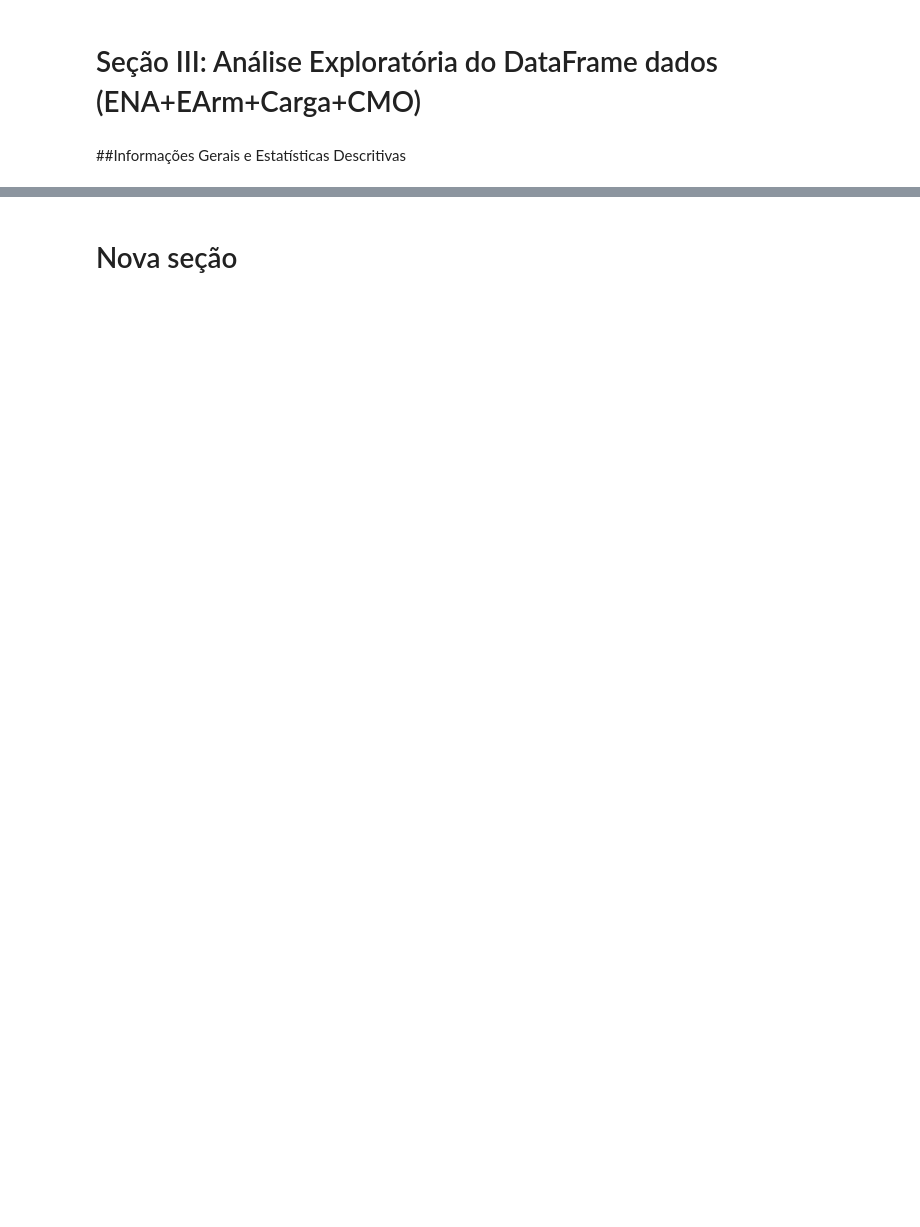
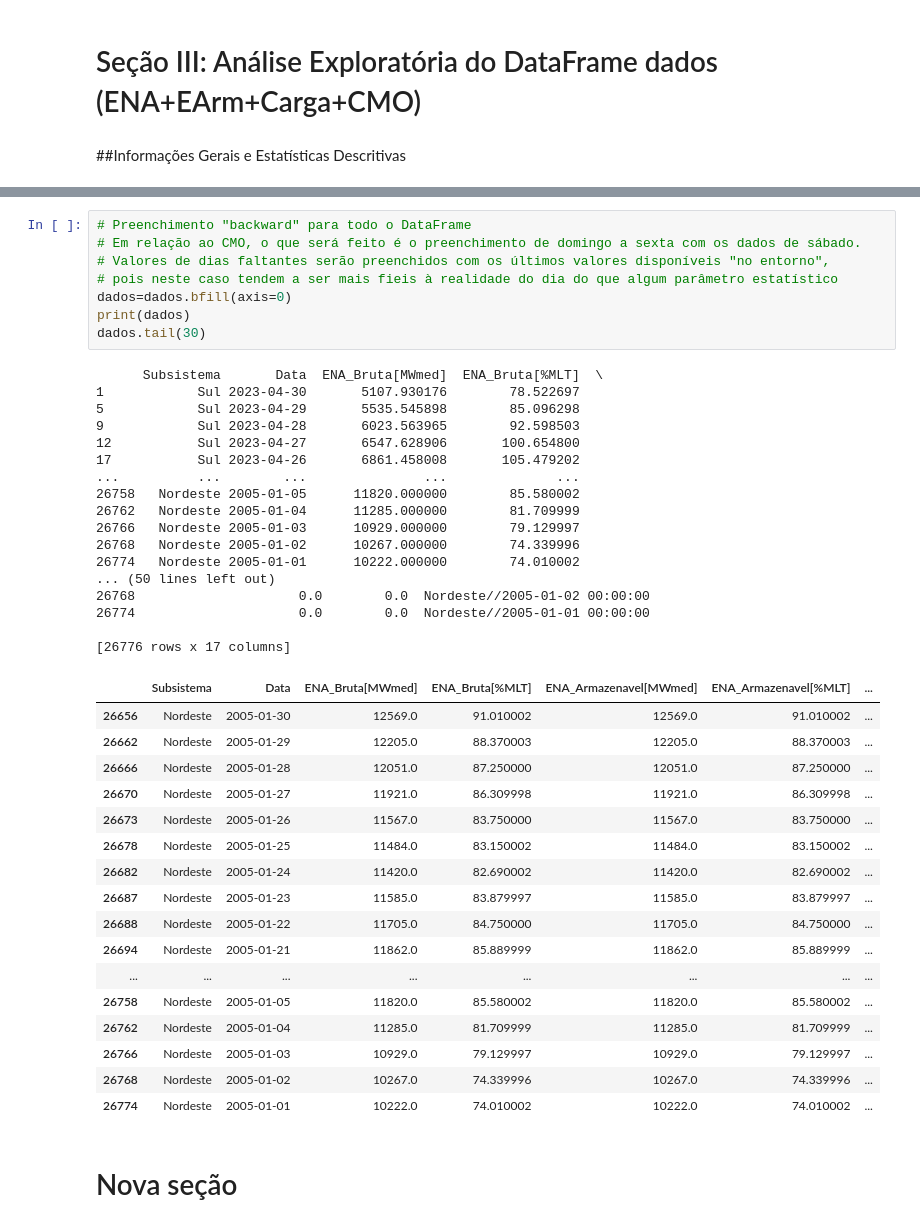
Before and after one commit to belanatal/PosPUCRio, a Jupyter notebook: MVP-SprintI.ipynb, the cells around one changed output, grey strips where cells are left out. Drawn from its saved outputs; the diff is of its cells as text; blank space fills up the shorter version.

```diff
--- a/MVP-SprintI.ipynb
+++ b/MVP-SprintI.ipynb
@@ -878,2 +947,45 @@ dados.to_excel("arquivo.xlsx")
+# %%
+# Preenchimento "backward" para todo o DataFrame
+# Em relação ao CMO, o que será feito é o preenchimento de domingo a sexta com os dados de sábado.
+# Valores de dias faltantes serão preenchidos com os últimos valores disponíveis "no entorno",
+# pois neste caso tendem a ser mais fieis à realidade do dia do que algum parâmetro estatístico
+dados=dados.bfill(axis=0)
+print(dados)
+dados.tail(30)
+# %% [output]
+      Subsistema       Data  ENA_Bruta[MWmed]  ENA_Bruta[%MLT]  \
+1            Sul 2023-04-30       5107.930176        78.522697
+5            Sul 2023-04-29       5535.545898        85.096298
+9            Sul 2023-04-28       6023.563965        92.598503
+12           Sul 2023-04-27       6547.628906       100.654800
+17           Sul 2023-04-26       6861.458008       105.479202
+...          ...        ...               ...              ...
+26758   Nordeste 2005-01-05      11820.000000        85.580002
+26762   Nordeste 2005-01-04      11285.000000        81.709999
+26766   Nordeste 2005-01-03      10929.000000        79.129997
+26768   Nordeste 2005-01-02      10267.000000        74.339996
+26774   Nordeste 2005-01-01      10222.000000        74.010002
+... (50 lines left out)
+26768                     0.0        0.0  Nordeste//2005-01-02 00:00:00
+26774                     0.0        0.0  Nordeste//2005-01-01 00:00:00
+
+[26776 rows x 17 columns]
+|  | Subsistema | Data | ENA_Bruta[MWmed] | ENA_Bruta[%MLT] | ENA_Armazenavel[MWmed] | ENA_Armazenavel[%MLT] | ... |
+| 26656 | Nordeste | 2005-01-30 | 12569.0 | 91.010002 | 12569.0 | 91.010002 | ... |
+| 26662 | Nordeste | 2005-01-29 | 12205.0 | 88.370003 | 12205.0 | 88.370003 | ... |
+| 26666 | Nordeste | 2005-01-28 | 12051.0 | 87.250000 | 12051.0 | 87.250000 | ... |
+| 26670 | Nordeste | 2005-01-27 | 11921.0 | 86.309998 | 11921.0 | 86.309998 | ... |
+| 26673 | Nordeste | 2005-01-26 | 11567.0 | 83.750000 | 11567.0 | 83.750000 | ... |
+| 26678 | Nordeste | 2005-01-25 | 11484.0 | 83.150002 | 11484.0 | 83.150002 | ... |
+| 26682 | Nordeste | 2005-01-24 | 11420.0 | 82.690002 | 11420.0 | 82.690002 | ... |
+| 26687 | Nordeste | 2005-01-23 | 11585.0 | 83.879997 | 11585.0 | 83.879997 | ... |
+| 26688 | Nordeste | 2005-01-22 | 11705.0 | 84.750000 | 11705.0 | 84.750000 | ... |
+| 26694 | Nordeste | 2005-01-21 | 11862.0 | 85.889999 | 11862.0 | 85.889999 | ... |
+| ... | ... | ... | ... | ... | ... | ... | ... |
+| 26758 | Nordeste | 2005-01-05 | 11820.0 | 85.580002 | 11820.0 | 85.580002 | ... |
+| 26762 | Nordeste | 2005-01-04 | 11285.0 | 81.709999 | 11285.0 | 81.709999 | ... |
+| 26766 | Nordeste | 2005-01-03 | 10929.0 | 79.129997 | 10929.0 | 79.129997 | ... |
+| 26768 | Nordeste | 2005-01-02 | 10267.0 | 74.339996 | 10267.0 | 74.339996 | ... |
+| 26774 | Nordeste | 2005-01-01 | 10222.0 | 74.010002 | 10222.0 | 74.010002 | ... |
 # %% [markdown]
 # Nova seção
```
Also changed, not shown: parts of 32 cells of this notebook.
